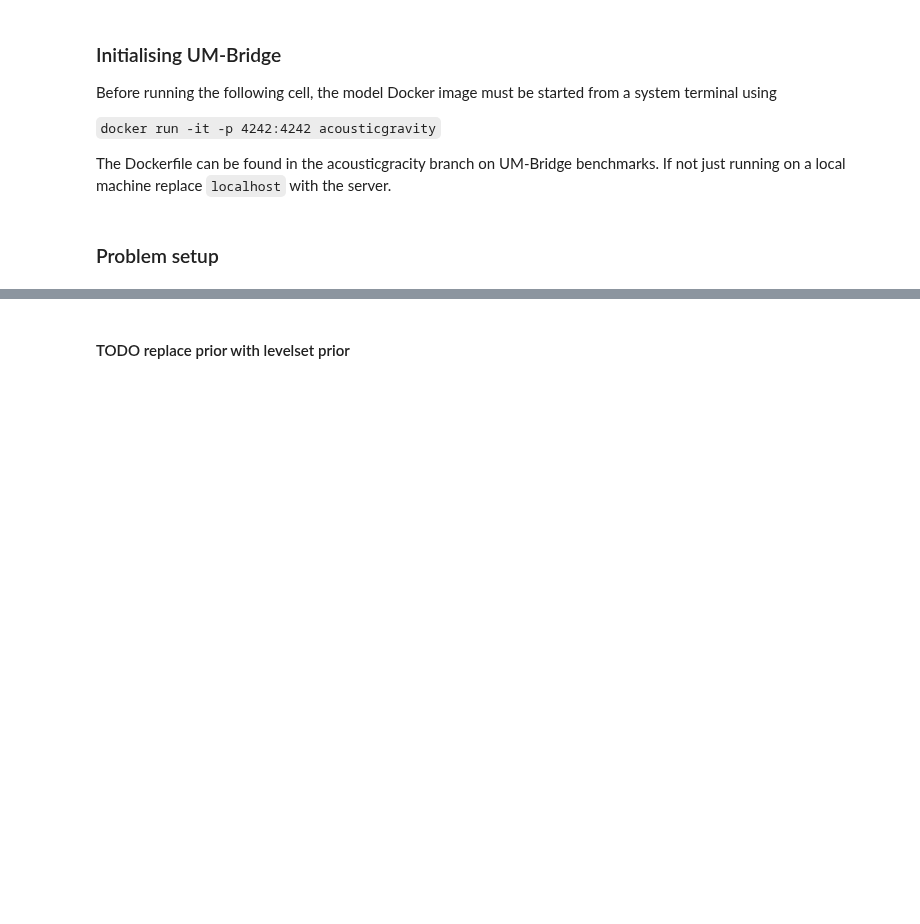
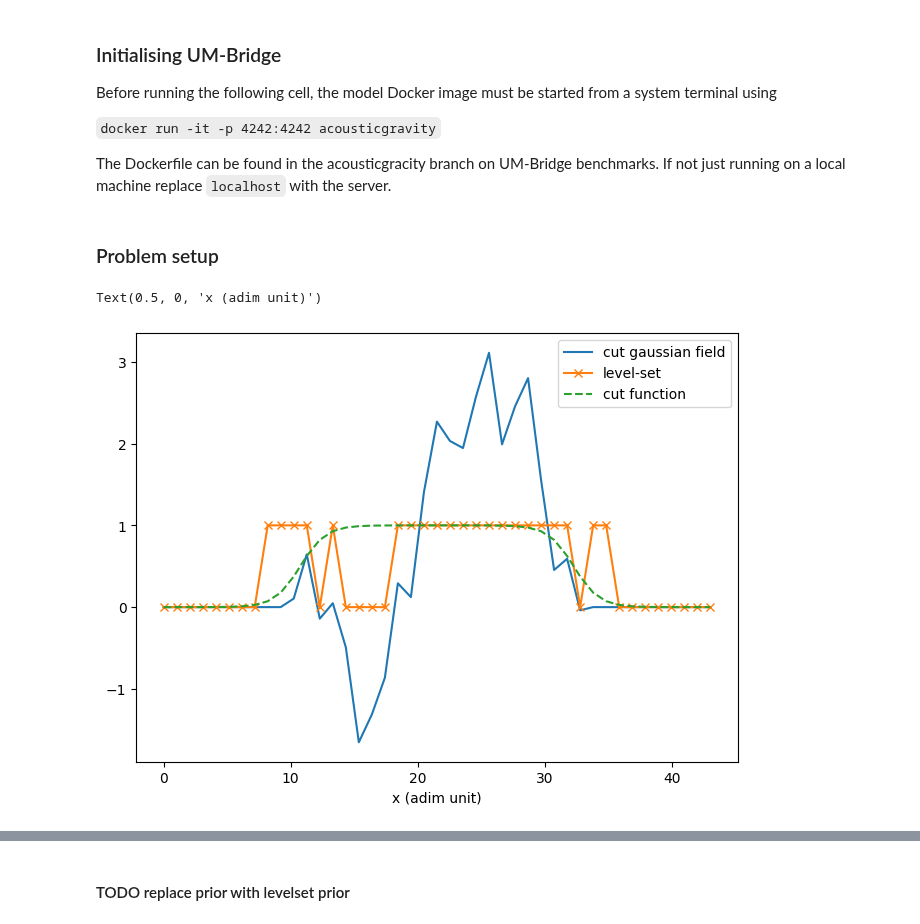
Before and after one commit to UM-Bridge/benchmarks, a Jupyter notebook: models/acoustic_gravity/tinyDA-acoustic.ipynb, the cells around one changed output, grey strips where cells are left out. Drawn from its saved outputs; the diff is of its cells as text; code cells hidden in the pictures; blank space fills up the shorter version.

Commit message:
test for the input (generate level-set from the cut Gaussian field)

```diff
--- a/models/acoustic_gravity/tinyDA-acoustic.ipynb
+++ b/models/acoustic_gravity/tinyDA-acoustic.ipynb
@@ -53,22 +55,43 @@ nx = umbridge_model.get_input_sizes()[0] #the input is the location in x of the
 ny = umbridge_model.get_output_sizes()[0] #the outout is a time series of the pressure
 # %%
-## Test an evaluation
+## Generate one input: level-set of a (cut) Gaussian field
+
+############ Gaussian field
+def smooth_cut(x, x0, width, k):
+    step1 = 1/(1+np.exp( -k * ( x - (x0-width/2) )))
+    step2 = 1/(1+np.exp( -k * ( x - (x0+width/2) )))
+    return step1 - step2
 
 # Helper that generates power-law power spectrum
 def Pkgen(n):
     def Pk(k):
         return np.power(k, -n)
     return Pk
 
 # Draw samples from a normal distribution
 def distrib(shape):
     a = np.random.normal(loc=0, scale=1, size=shape)
     b = np.random.normal(loc=0, scale=1, size=shape)
     return a + 1j * b
 
 shape = (43, 1)
 field = generate_field(distrib, Pkgen(2), shape)
+field = field.flatten()
+########################################################
 
-field = field.flatten()
+x = np.linspace(0,43,nx)
+field_cut = np.multiply(field, smooth_cut(x, 21.5, 21.5, 5))
+eps = 1e-6
+level_set = np.where(field_cut>eps,1,0)
 
-result = my_model(field)
+#########################################################
+fig, ax = plt.subplots(layout="constrained")
+
+ax.plot(x,field_cut, label='cut gaussian field')
+ax.plot(x,level_set, 'x-', label='level-set')
+ax.plot(x, smooth_cut(x, 21.5, 21.5, 1), '--', label='cut function')
+ax.legend()
+ax.set_xlabel('x (adim unit)')
+# %% [output]
+Text(0.5, 0, 'x (adim unit)')
+[figure, added]
```
Also changed, not shown: parts of 4 cells of this notebook, 1 other file.
